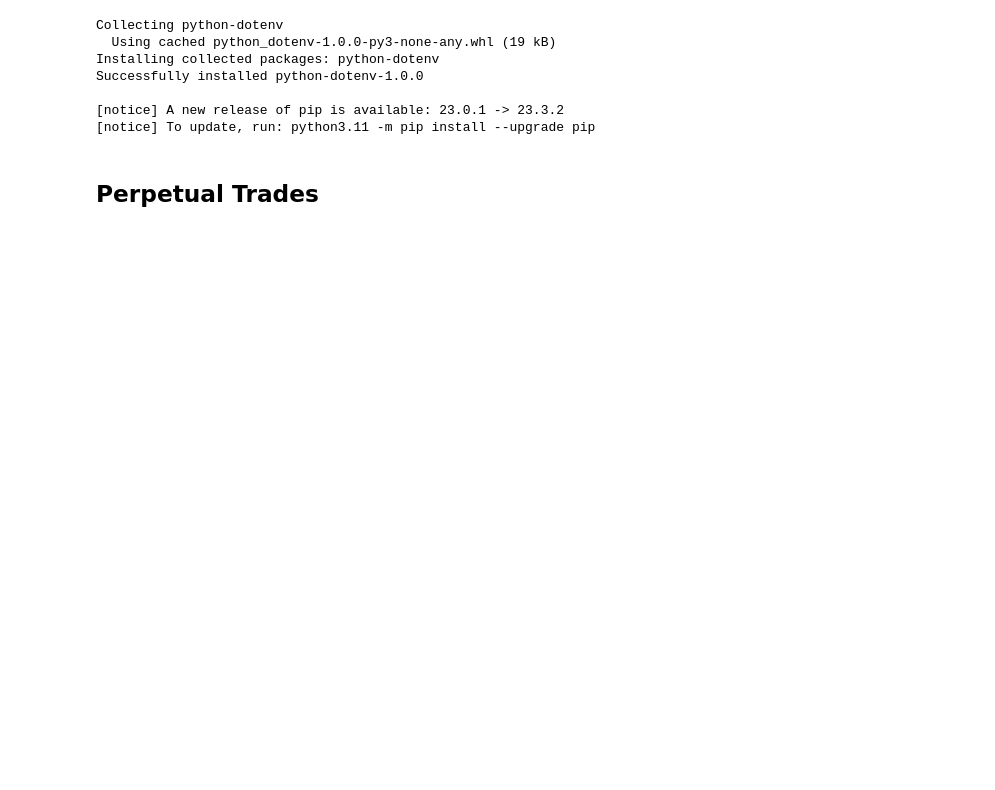
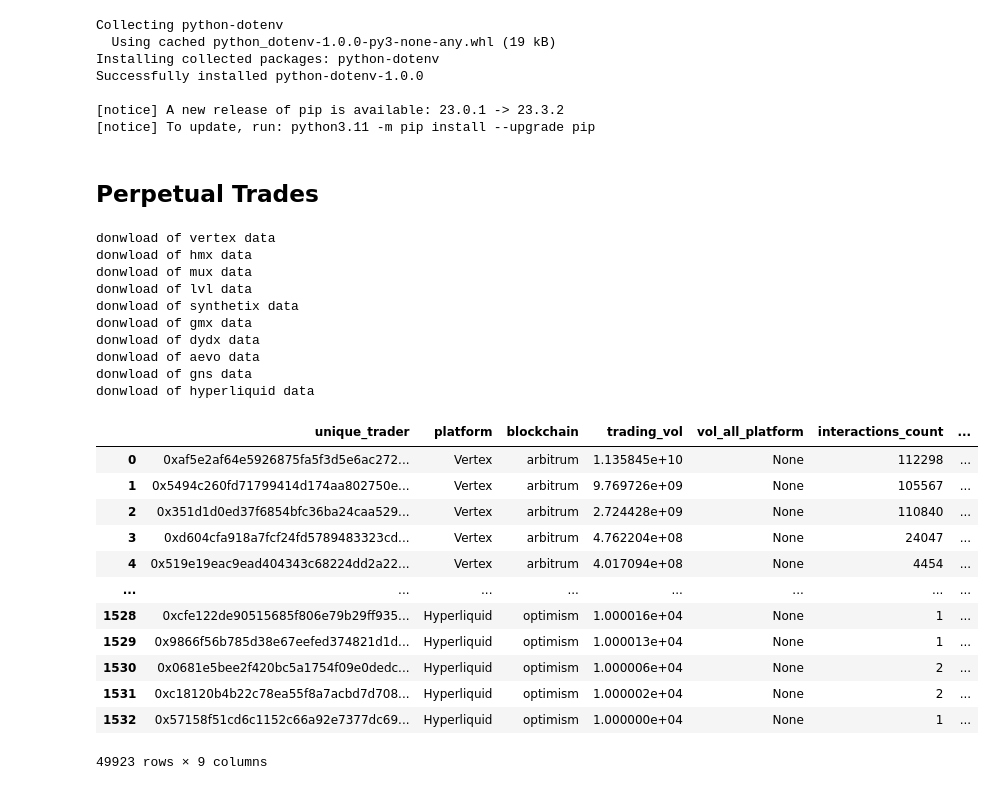
Before and after one commit to LimaRods/Wallet-Hunting--, a Jupyter notebook: pipeline.ipynb, the cells around one changed output. Saved outputs shown, nothing was run; the diff lists cells and outputs as text; code cells hidden in the pictures; blank space fills up the shorter version.

```diff
--- a/pipeline.ipynb
+++ b/pipeline.ipynb
@@ -19,3 +20,60 @@ from dotenv import load_dotenv
 columns = ['unique_trader', 'platform', 'blockchain','trading_vol', 'vol_all_platform', 'interactions_count', 'last_interact_date', 'last_date_all_platform', 'activity']
 # %% [markdown]
 ## Perpetual Trades
+# %%
+load_dotenv()
+
+query_id = {
+    "vertex": 3319571,
+    "hmx": 3322162,
+    "mux":3331840,
+    "lvl":3329599,
+    "synthetix":3331775,
+    "gmx":3326970,
+    "dydx":3350149,
+    "aevo":3332234,
+    "gns":3329779,
+    'hyperliquid':3351533
+}
+dune_api = os.getenv('DUNE_API')
+df_all = pd.DataFrame()
+for platform,id in query_id.items():
+    url = f"https://api.dune.com/api/v1/query/{str(id)}/results?api_key={dune_api}"
+    response = requests.get(url)
+    df = pd.DataFrame(response.json())
+    data = df.iloc[-1,-1]
+    df= pd.DataFrame(data)
+    df= df[columns]
+    # download
+    df.to_excel(f"dataset/traders_{platform}.xlsx", index= False)
+    print(f"donwload of {platform} data")
+    # concatenate
+    df_all = pd.concat([df_all,df], axis=0)
+
+
+df_all.to_excel("dataset/concatenate.xlsx", index = False)
+df_all
+# %% [output]
+donwload of vertex data
+donwload of hmx data
+donwload of mux data
+donwload of lvl data
+donwload of synthetix data
+donwload of gmx data
+donwload of dydx data
+donwload of aevo data
+donwload of gns data
+donwload of hyperliquid data
+|  | unique_trader | platform | blockchain | trading_vol | vol_all_platform | interactions_count | ... |
+| 0 | 0xaf5e2af64e5926875fa5f3d5e6ac272... | Vertex | arbitrum | 1.135845e+10 | None | 112298 | ... |
+| 1 | 0x5494c260fd71799414d174aa802750e... | Vertex | arbitrum | 9.769726e+09 | None | 105567 | ... |
+| 2 | 0x351d1d0ed37f6854bfc36ba24caa529... | Vertex | arbitrum | 2.724428e+09 | None | 110840 | ... |
+| 3 | 0xd604cfa918a7fcf24fd5789483323cd... | Vertex | arbitrum | 4.762204e+08 | None | 24047 | ... |
+| 4 | 0x519e19eac9ead404343c68224dd2a22... | Vertex | arbitrum | 4.017094e+08 | None | 4454 | ... |
+| ... | ... | ... | ... | ... | ... | ... | ... |
+| 1528 | 0xcfe122de90515685f806e79b29ff935... | Hyperliquid | optimism | 1.000016e+04 | None | 1 | ... |
+| 1529 | 0x9866f56b785d38e67eefed374821d1d... | Hyperliquid | optimism | 1.000013e+04 | None | 1 | ... |
+| 1530 | 0x0681e5bee2f420bc5a1754f09e0dedc... | Hyperliquid | optimism | 1.000006e+04 | None | 2 | ... |
+| 1531 | 0xc18120b4b22c78ea55f8a7acbd7d708... | Hyperliquid | optimism | 1.000002e+04 | None | 2 | ... |
+| 1532 | 0x57158f51cd6c1152c66a92e7377dc69... | Hyperliquid | optimism | 1.000000e+04 | None | 1 | ... |
+49923 rows × 9 columns
```
Also changed, not shown: parts of 26 cells of this notebook, 17 other files.
